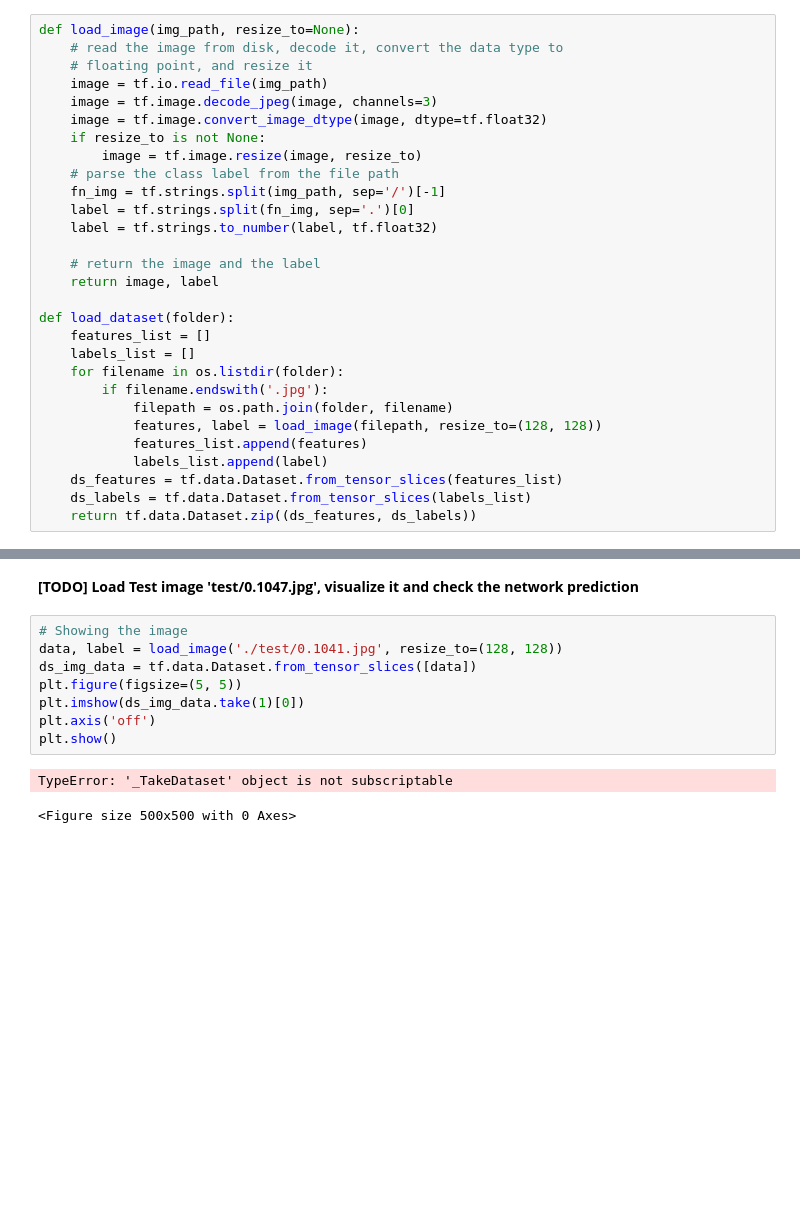
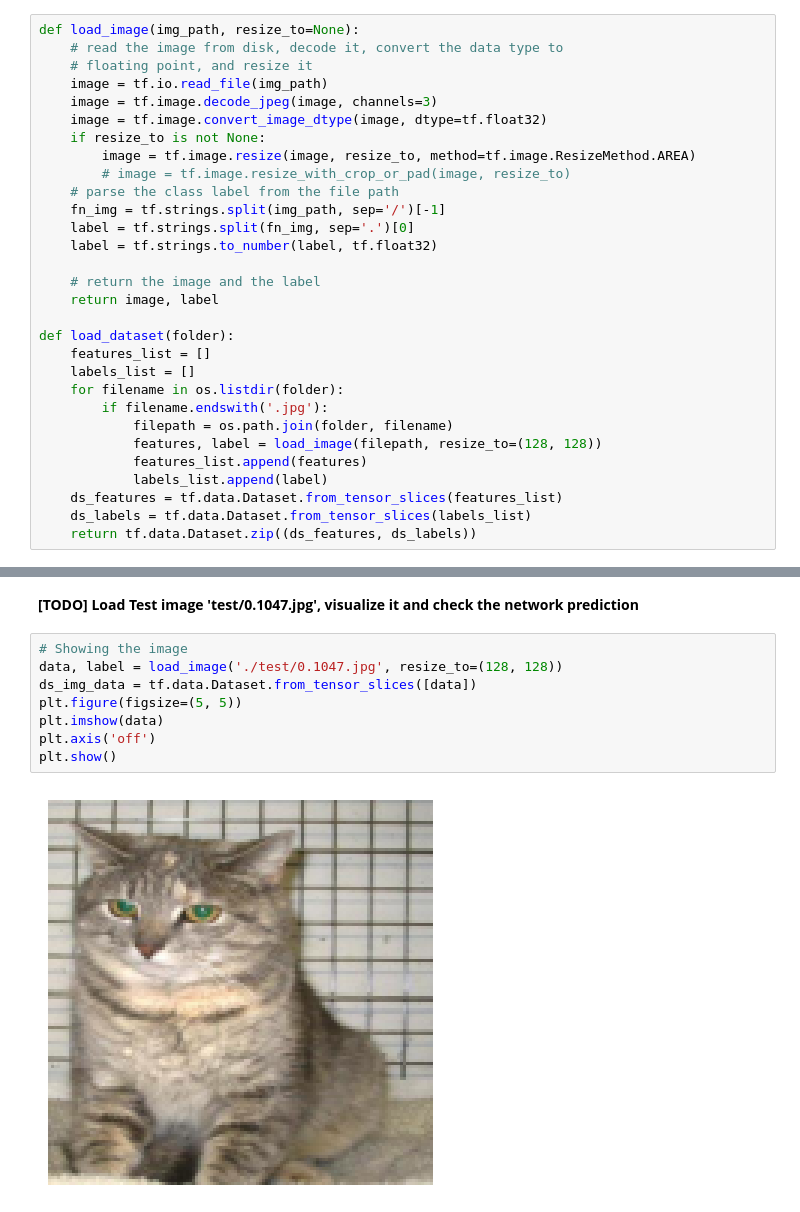
Before and after one commit to steurendo/SLNN, a Jupyter notebook: NN/Lab2/lab2.ipynb, the cells around one changed output, grey strips where cells are left out. Cells and saved outputs as stored; diff of their text form; blank space fills up the shorter version.

```diff
--- a/NN/Lab2/lab2.ipynb
+++ b/NN/Lab2/lab2.ipynb
@@ -22,7 +22,8 @@ def load_image(img_path, resize_to=None):
     image = tf.image.decode_jpeg(image, channels=3)
     image = tf.image.convert_image_dtype(image, dtype=tf.float32)
     if resize_to is not None:
-        image = tf.image.resize(image, resize_to)
+        image = tf.image.resize(image, resize_to, method=tf.image.ResizeMethod.AREA)
+        # image = tf.image.resize_with_crop_or_pad(image, resize_to)
     # parse the class label from the file path
     fn_img = tf.strings.split(img_path, sep='/')[-1]
     label = tf.strings.split(fn_img, sep='.')[0]
@@ -133,15 +136,14 @@ model.evaluate(ds_test)
 **[TODO] Load Test image 'test/0.1047.jpg', visualize it and check the network prediction**
 # %%
 # Showing the image
-data, label = load_image('./test/0.1041.jpg', resize_to=(128, 128))
+data, label = load_image('./test/0.1047.jpg', resize_to=(128, 128))
 ds_img_data = tf.data.Dataset.from_tensor_slices([data])
 plt.figure(figsize=(5, 5))
-plt.imshow(ds_img_data.take(1)[0])
+plt.imshow(data)
 plt.axis('off')
 plt.show()
 # %% [output]
-TypeError: '_TakeDataset' object is not subscriptable
-<Figure size 500x500 with 0 Axes>
+[figure, added]
 # %%
 # Predicting it
 ds_img_data = tf.data.Dataset.from_tensor_slices([data])
```
Also changed, not shown: parts of 4 cells of this notebook.
